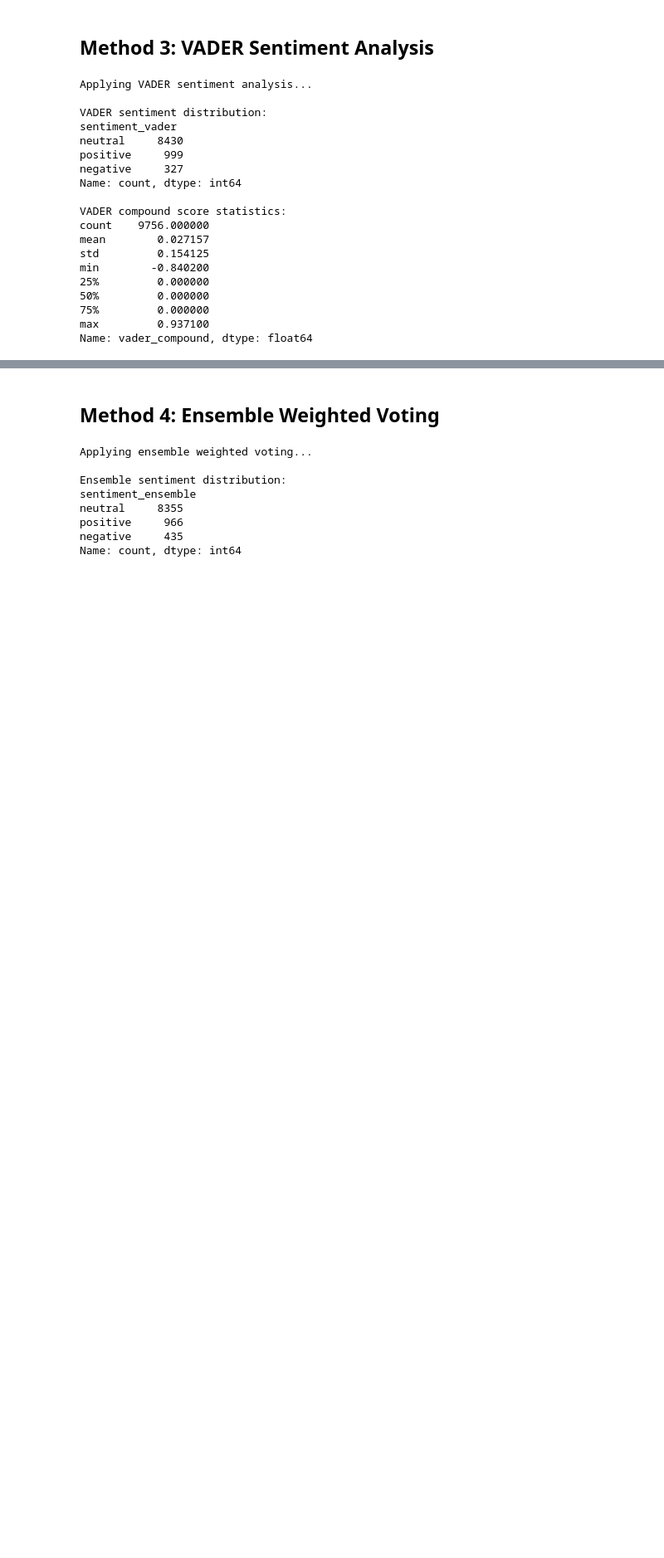
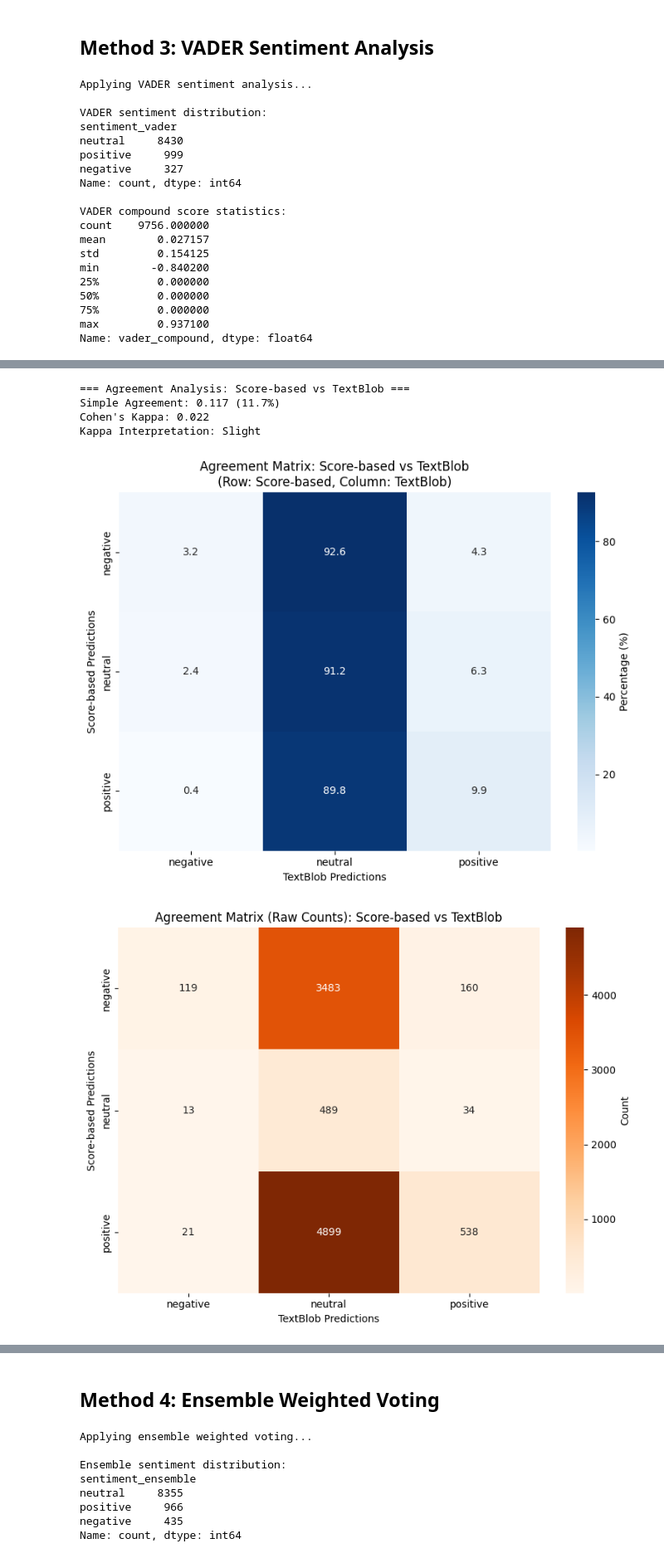
Before and after one commit to roniwahyu/python-absa-multibahasa-nusax, a Jupyter notebook: sentiment_analysis_4_methods.ipynb, the cells around one changed output, grey strips where cells are left out. Shown at 83% size. Saved outputs shown, nothing was run; the diff lists cells and outputs as text; code cells hidden in the pictures; blank space fills up the shorter version.

Commit message:
update sentiment analisis labeling

```diff
--- a/sentiment_analysis_4_methods.ipynb
+++ b/sentiment_analysis_4_methods.ipynb
@@ -239,0 +339,39 @@ Name: vader_compound, dtype: float64
+# %%
+# Pairwise agreement analysis between the three main methods (before ensemble)
+methods = {
+    'Score-based': df_clean['sentiment_score_based'],
+    'TextBlob': df_clean['sentiment_textblob'],
+    'VADER': df_clean['sentiment_vader']
+}
+
+# Store all agreement results
+agreement_results = {}
+
+# Calculate pairwise agreements
+method_pairs = list(itertools.combinations(methods.keys(), 2))
+
+for method1_name, method2_name in method_pairs:
+    method1_data = methods[method1_name]
+    method2_data = methods[method2_name]
+
+    # Calculate agreement metrics
+    agreement_metrics = calculate_agreement_metrics(
+        method1_data, method2_data, method1_name, method2_name
+    )
+
+    # Store results
+    pair_key = f"{method1_name}_vs_{method2_name}"
+    agreement_results[pair_key] = agreement_metrics
+
+    # Plot confusion matrices
+    plot_confusion_matrix(
+        agreement_metrics['confusion_matrix'],
+        method1_name, method2_name
+    )
+# %% [output]
+=== Agreement Analysis: Score-based vs TextBlob ===
+Simple Agreement: 0.117 (11.7%)
+Cohen's Kappa: 0.022
+Kappa Interpretation: Slight
+[figure, added]
+[figure, added]
```
Also changed, not shown: parts of 17 cells of this notebook, 2 other files.
